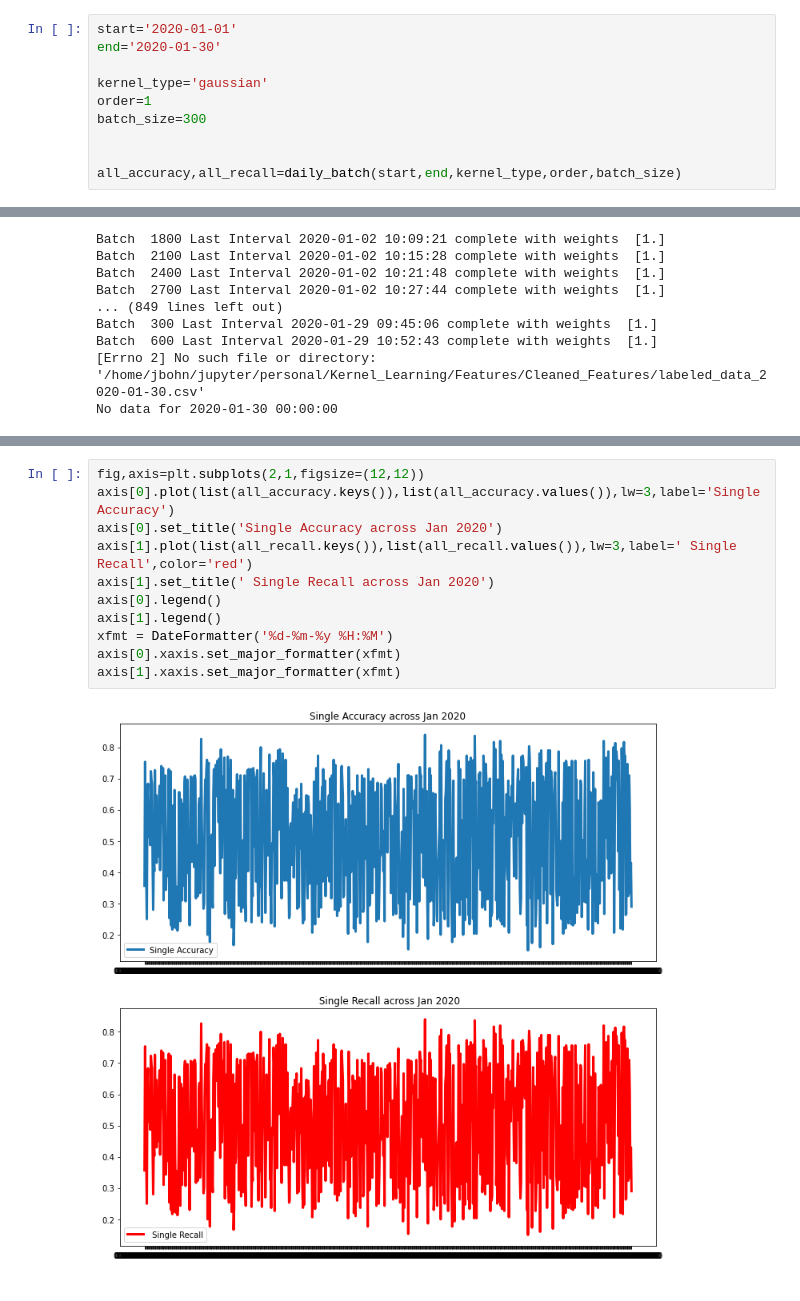
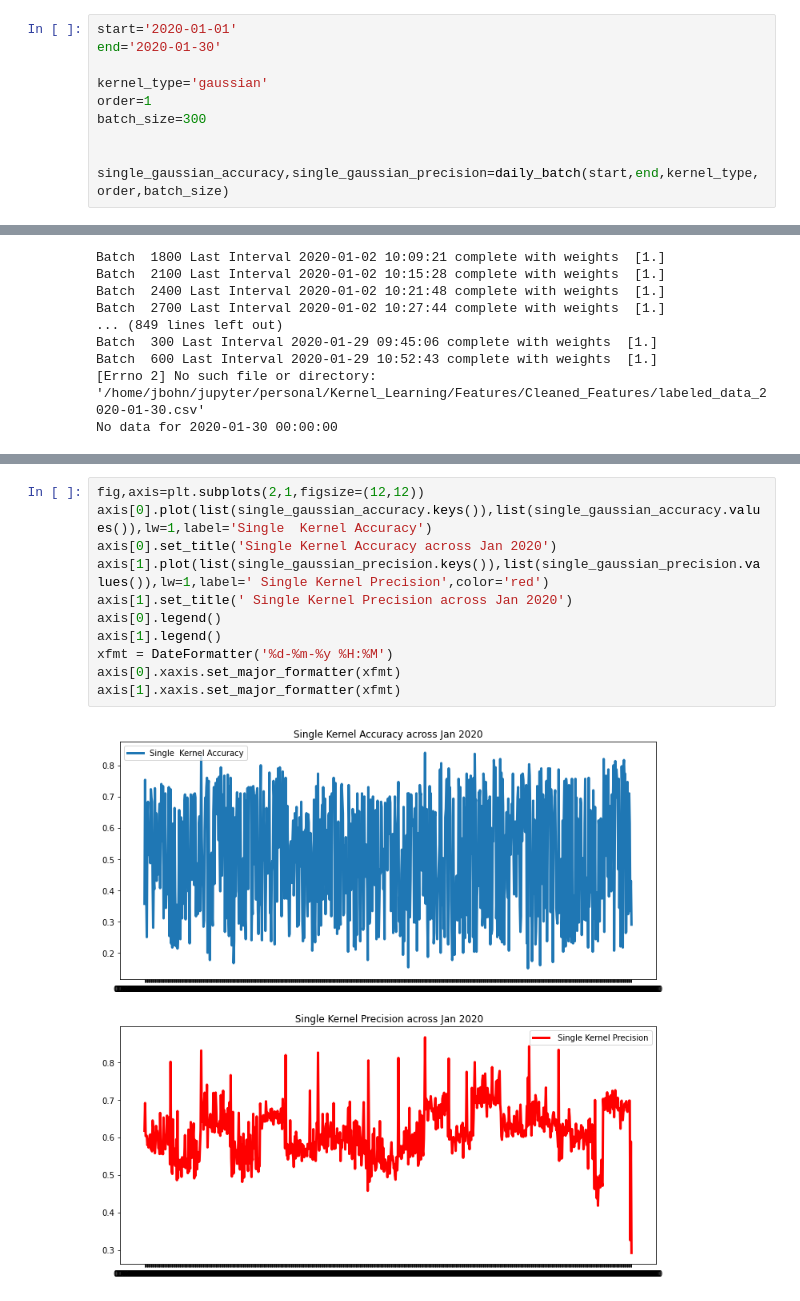
Before and after one commit to jasonbohne123/Kernel_Learning, a Jupyter notebook: LOB_Analysis/mkl_lob.ipynb, the cells around one changed output, grey strips where cells are left out. Cells and saved outputs as stored; diff of their text form.

```diff
--- a/LOB_Analysis/mkl_lob.ipynb
+++ b/LOB_Analysis/mkl_lob.ipynb
@@ -83,7 +83,7 @@ order=1
 batch_size=300
 
 
-all_accuracy,all_recall=daily_batch(start,end,kernel_type,order,batch_size)
+single_gaussian_accuracy,single_gaussian_precision=daily_batch(start,end,kernel_type,order,batch_size)
 # %% [output]
 [Errno 2] No such file or directory: '/home/jbohn/jupyter/personal/Kernel_Learning/Features/Cleaned_Features/labeled_data_2020-01-01.csv'
 No data for 2020-01-01 00:00:00
@@ -105,13 +115,13 @@ No data for 2020-01-30 00:00:00
 # %%
 fig,axis=plt.subplots(2,1,figsize=(12,12))
-axis[0].plot(list(all_accuracy.keys()),list(all_accuracy.values()),lw=3,label='Single Accuracy')
-axis[0].set_title('Single Accuracy across Jan 2020')
-axis[1].plot(list(all_recall.keys()),list(all_recall.values()),lw=3,label=' Single Recall',color='red')
-axis[1].set_title(' Single Recall across Jan 2020')
+axis[0].plot(list(single_gaussian_accuracy.keys()),list(single_gaussian_accuracy.values()),lw=1,label='Single  Kernel Accuracy')
+axis[0].set_title('Single Kernel Accuracy across Jan 2020')
+axis[1].plot(list(single_gaussian_precision.keys()),list(single_gaussian_precision.values()),lw=1,label=' Single Kernel Precision',color='red')
+axis[1].set_title(' Single Kernel Precision across Jan 2020')
 axis[0].legend()
 axis[1].legend()
 xfmt = DateFormatter('%d-%m-%y %H:%M')
 axis[0].xaxis.set_major_formatter(xfmt)
 axis[1].xaxis.set_major_formatter(xfmt)
 # %% [output]
-[figure, old version]
+[figure, new version]
```
Also changed, not shown: parts of 14 cells of this notebook, 1 other file.
